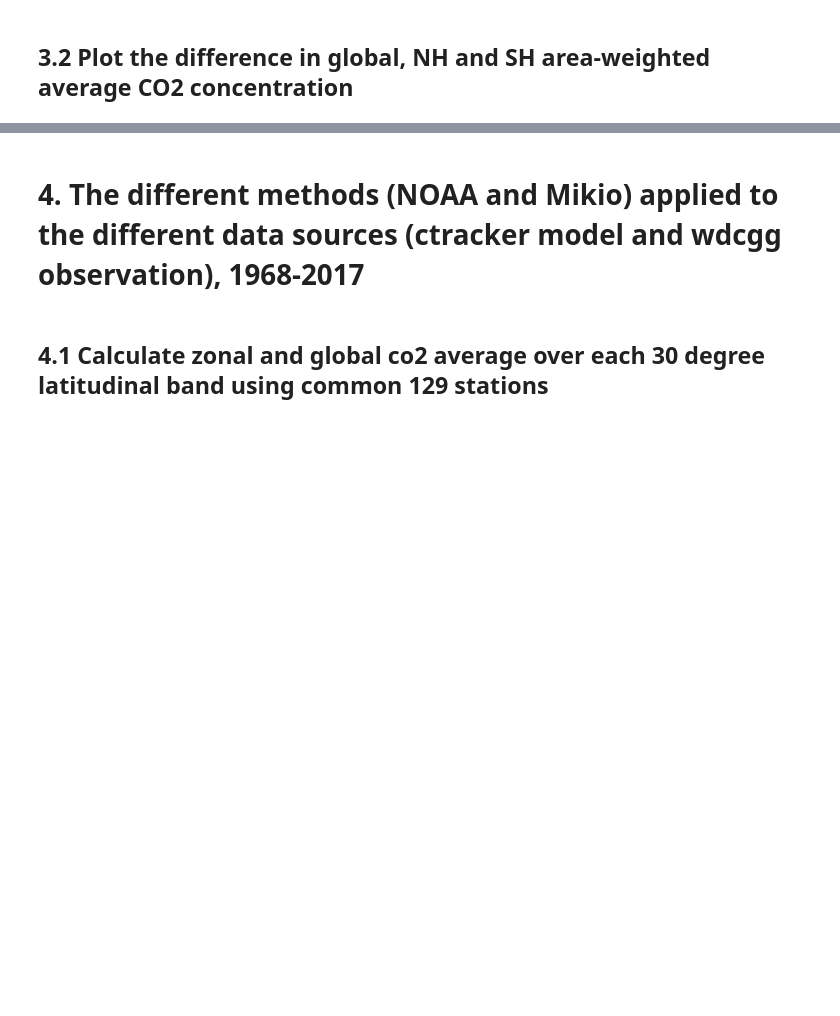
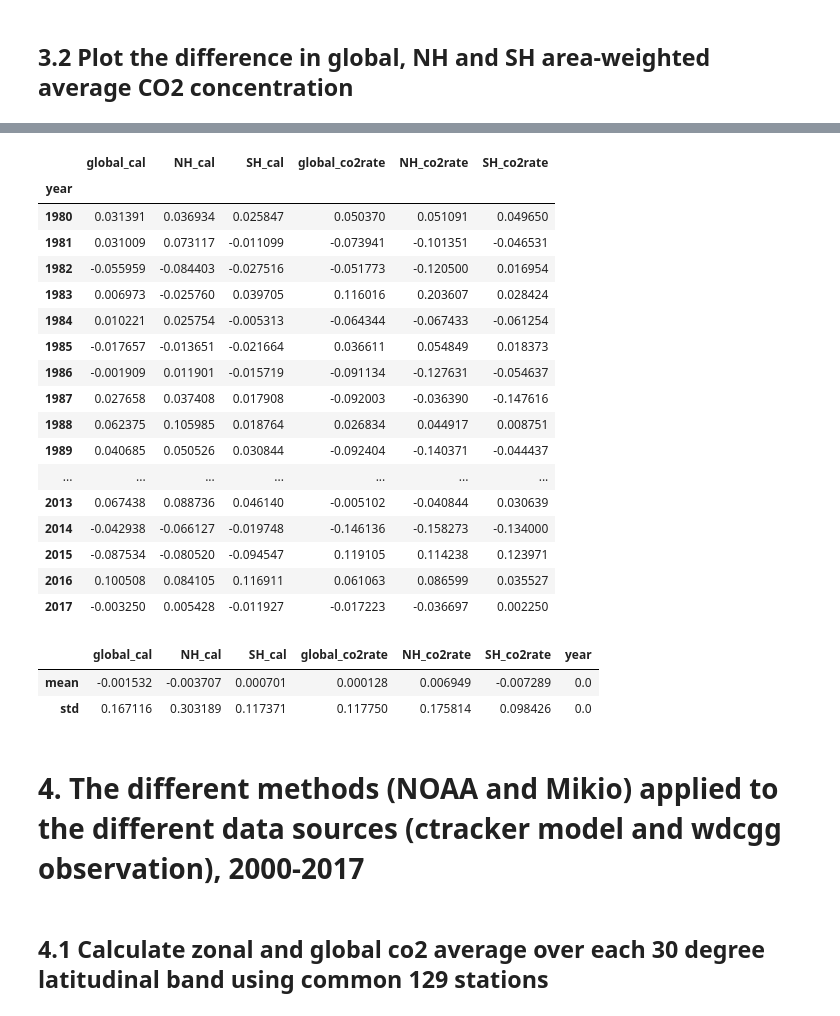
Before and after one commit to ZWsourcecode/co2, a Jupyter notebook: code/compare_wdcgg_ctracker_obs.ipynb, the cells around one changed output, grey strips where cells are left out. Cells and saved outputs as stored; diff of their text form; code cells hidden in the pictures; blank space fills up the shorter version.

```diff
--- a/code/compare_wdcgg_ctracker_obs.ipynb
+++ b/code/compare_wdcgg_ctracker_obs.ipynb
@@ -521,6 +553,36 @@ co2_annual_noaa-co2_annual_mikio
 [figure]
+# %%
+diff_annaul  = (co2_annual_noaa-co2_annual_mikio).T
+diff_annaul.iloc[12:,:]
+# %% [output]
+|  | global_cal | NH_cal | SH_cal | global_co2rate | NH_co2rate | SH_co2rate |
+| year |  |  |  |  |  |  |
+| 1980 | 0.031391 | 0.036934 | 0.025847 | 0.050370 | 0.051091 | 0.049650 |
+| 1981 | 0.031009 | 0.073117 | -0.011099 | -0.073941 | -0.101351 | -0.046531 |
+| 1982 | -0.055959 | -0.084403 | -0.027516 | -0.051773 | -0.120500 | 0.016954 |
+| 1983 | 0.006973 | -0.025760 | 0.039705 | 0.116016 | 0.203607 | 0.028424 |
+| 1984 | 0.010221 | 0.025754 | -0.005313 | -0.064344 | -0.067433 | -0.061254 |
+| 1985 | -0.017657 | -0.013651 | -0.021664 | 0.036611 | 0.054849 | 0.018373 |
+| 1986 | -0.001909 | 0.011901 | -0.015719 | -0.091134 | -0.127631 | -0.054637 |
+| 1987 | 0.027658 | 0.037408 | 0.017908 | -0.092003 | -0.036390 | -0.147616 |
+| 1988 | 0.062375 | 0.105985 | 0.018764 | 0.026834 | 0.044917 | 0.008751 |
+| 1989 | 0.040685 | 0.050526 | 0.030844 | -0.092404 | -0.140371 | -0.044437 |
+| ... | ... | ... | ... | ... | ... | ... |
+| 2013 | 0.067438 | 0.088736 | 0.046140 | -0.005102 | -0.040844 | 0.030639 |
+| 2014 | -0.042938 | -0.066127 | -0.019748 | -0.146136 | -0.158273 | -0.134000 |
+| 2015 | -0.087534 | -0.080520 | -0.094547 | 0.119105 | 0.114238 | 0.123971 |
+| 2016 | 0.100508 | 0.084105 | 0.116911 | 0.061063 | 0.086599 | 0.035527 |
+| 2017 | -0.003250 | 0.005428 | -0.011927 | -0.017223 | -0.036697 | 0.002250 |
+# %%
+diff_monthly = co2_monthly_noaa.iloc[12:,:]-co2_monthly_mikio.iloc[12:,:]
+diff_monthly
+diff_monthly.agg(["mean", "std"])
+# %% [output]
+|  | global_cal | NH_cal | SH_cal | global_co2rate | NH_co2rate | SH_co2rate | year |
+| mean | -0.001532 | -0.003707 | 0.000701 | 0.000128 | 0.006949 | -0.007289 | 0.0 |
+| std | 0.167116 | 0.303189 | 0.117371 | 0.117750 | 0.175814 | 0.098426 | 0.0 |
 # %% [markdown]
-# 4. The different methods (NOAA and Mikio) applied to the different data sources (ctracker model and wdcgg observation), 1968-2017
+# 4. The different methods (NOAA and Mikio) applied to the different data sources (ctracker model and wdcgg observation), 2000-2017
 # %%
 # orginaze full monthly time series from 2000 to 2017
 df_datetime = pd.DataFrame()
```
Also changed, not shown: parts of 13 cells of this notebook, 4 other files.
